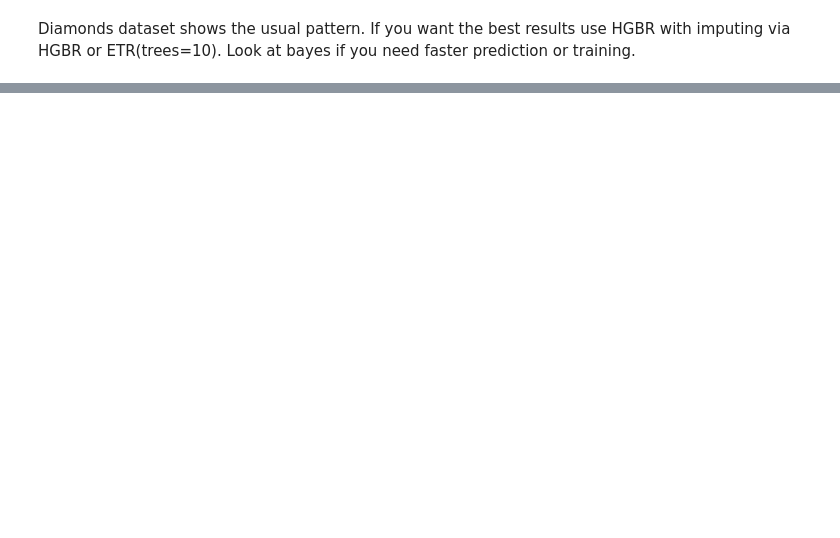
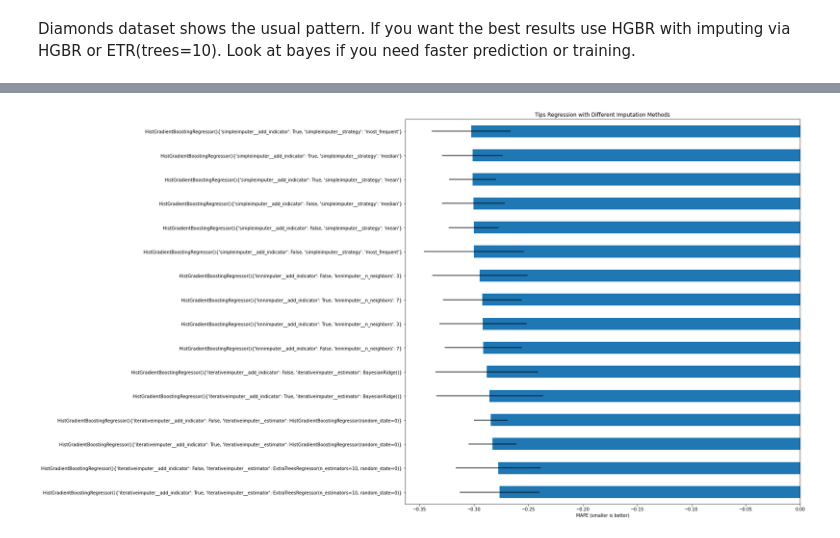
Before and after one commit to discdiver/imputing-missing, a Jupyter notebook: missing_value_strategies_eval_many.ipynb, the cells around one changed output, grey strips where cells are left out. Drawn from its saved outputs; the diff is of its cells as text; code cells hidden in the pictures; blank space fills up the shorter version.

```diff
--- a/missing_value_strategies_eval_many.ipynb
+++ b/missing_value_strategies_eval_many.ipynb
@@ -624,0 +627,6 @@ Diamonds dataset shows the usual pattern. If you want the best results use HGBR
+# %%
+y = tips['total_bill']
+X = tips.drop(columns='total_bill')
+# %%
+X = make_missing(X)
+X.head()
@@ -624,0 +640,3 @@ Diamonds dataset shows the usual pattern. If you want the best results use HGBR
+# %%
+results = combine_all_continuous(X, y, estimator_list=[HistGradientBoostingRegressor()])
+results
@@ -624,0 +661,3 @@ Diamonds dataset shows the usual pattern. If you want the best results use HGBR
+# %%
+results = prep_results(results)
+results
@@ -624,0 +692,4 @@ Diamonds dataset shows the usual pattern. If you want the best results use HGBR
+# %%
+plot_results(results, 'Tips', col= 'mean_test_score')
+# %% [output]
+[figure, added]
```
Also changed, not shown: parts of 54 cells of this notebook, 1 other file.
